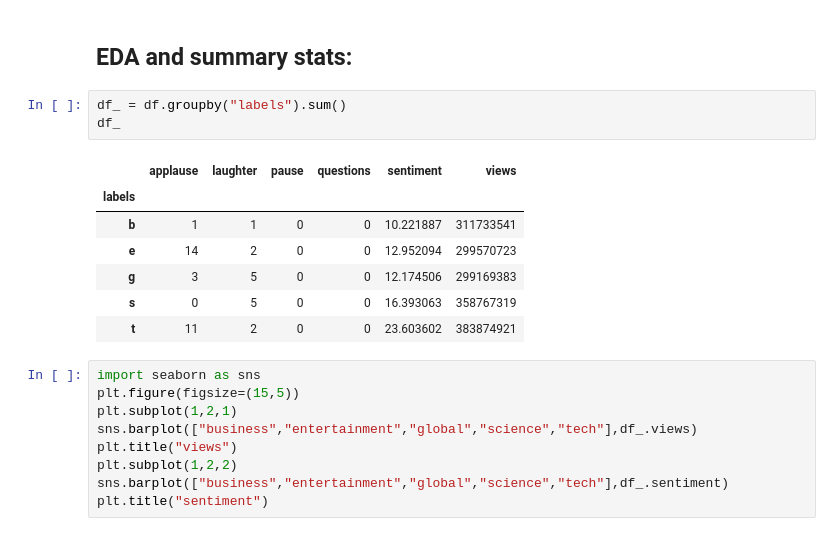
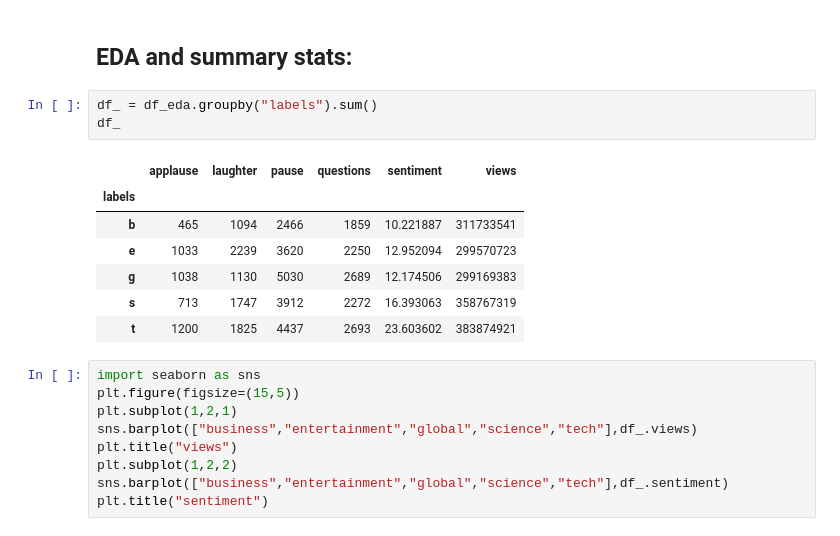
Before and after one commit to vijeth8/TED-Talks-Topic-modeling-and-Classification, a Jupyter notebook: TED_main.ipynb, the cells around one changed output. Cells and saved outputs as stored; diff of their text form.

```diff
--- a/TED_main.ipynb
+++ b/TED_main.ipynb
@@ -276,16 +278,16 @@ df_eda = pd.DataFrame(data=d_)
 # %% [markdown]
 ## EDA and summary stats:
 # %%
-df_ = df.groupby("labels").sum()
+df_ = df_eda.groupby("labels").sum()
 df_
 # %% [output]
 |  | applause | laughter | pause | questions | sentiment | views |
 | labels |  |  |  |  |  |  |
-| b | 1 | 1 | 0 | 0 | 10.221887 | 311733541 |
-| e | 14 | 2 | 0 | 0 | 12.952094 | 299570723 |
-| g | 3 | 5 | 0 | 0 | 12.174506 | 299169383 |
-| s | 0 | 5 | 0 | 0 | 16.393063 | 358767319 |
-| t | 11 | 2 | 0 | 0 | 23.603602 | 383874921 |
+| b | 465 | 1094 | 2466 | 1859 | 10.221887 | 311733541 |
+| e | 1033 | 2239 | 3620 | 2250 | 12.952094 | 299570723 |
+| g | 1038 | 1130 | 5030 | 2689 | 12.174506 | 299169383 |
+| s | 713 | 1747 | 3912 | 2272 | 16.393063 | 358767319 |
+| t | 1200 | 1825 | 4437 | 2693 | 23.603602 | 383874921 |
 # %%
 import seaborn as sns
 plt.figure(figsize=(15,5))
```
Also changed, not shown: parts of 8 cells of this notebook.
